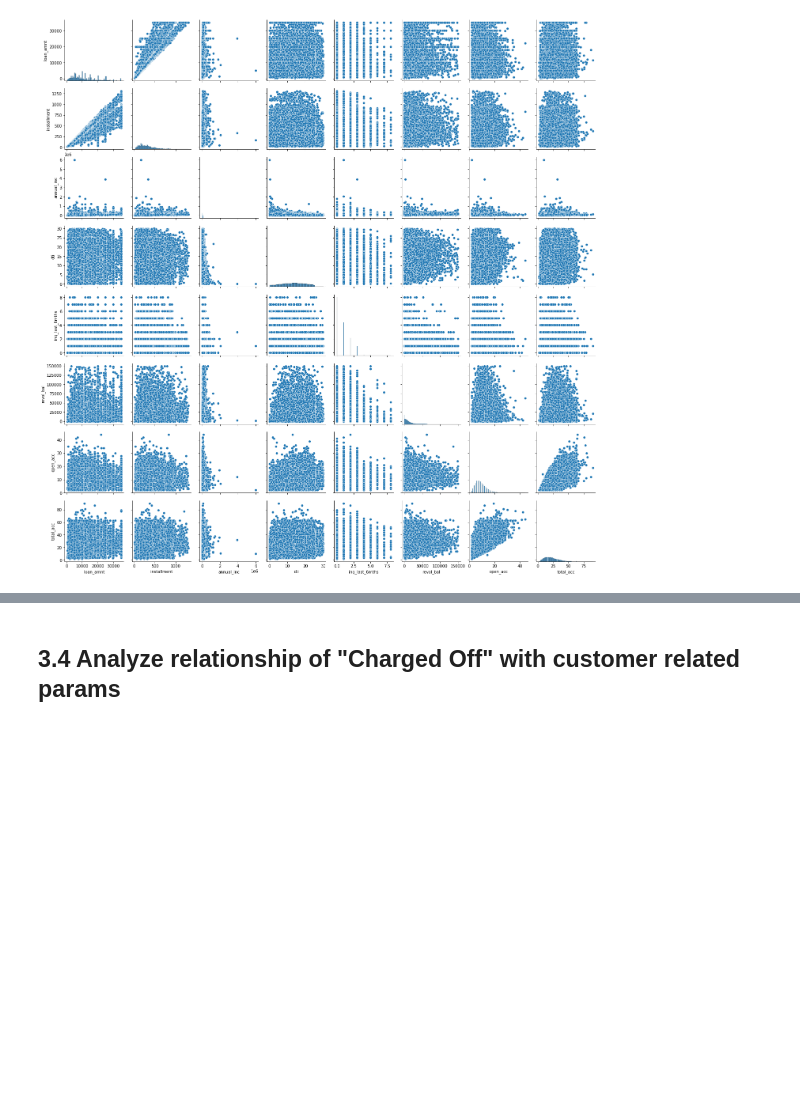
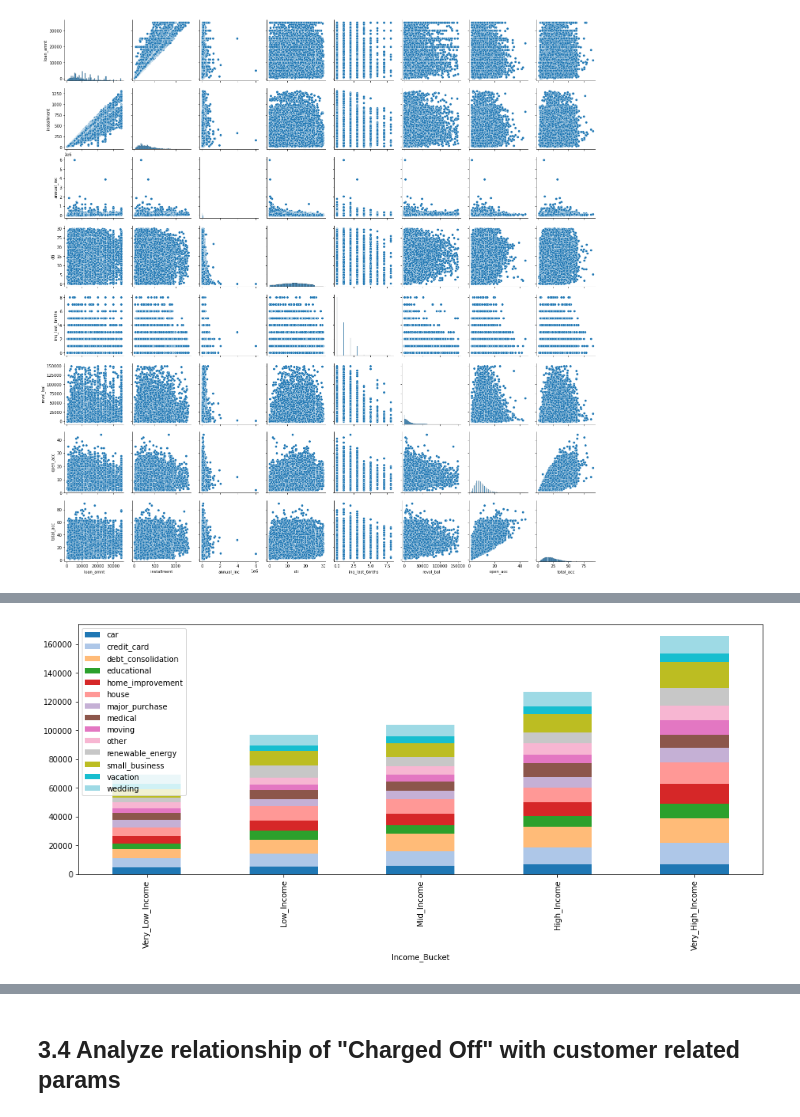
Before and after one commit to JamshedAhsan/fraud-detection, a Jupyter notebook: Case-Study-Lending-Loan-Club.ipynb, the cells around one changed output, grey strips where cells are left out. Cells and saved outputs as stored; diff of their text form; code cells hidden in the pictures; blank space fills up the shorter version.

```diff
--- a/Case-Study-Lending-Loan-Club.ipynb
+++ b/Case-Study-Lending-Loan-Club.ipynb
@@ -503,3 +505,13 @@ sns.heatmap(loan_status_vs_Income_Bucket)
+# %%
+#let's visualize relationship between purpose of loan vs income of people
+Income_Bucket_vs_loan_purpose = pd.pivot_table(data=loan_df3, index='Income_Bucket',
+                                              columns='purpose', values='loan_amnt', aggfunc=np.median)
+# %%
+Income_Bucket_vs_loan_purpose.plot(kind='bar', stacked=True, figsize=[16,6],colormap='tab20')
+plt.legend(loc='best')
+plt.show()
+# %% [output]
+[figure, added]
 # %%
 #let's visualize relationship between loan_status vs Revol_Bal_Bucket
 loan_status_vs_Revol_Bal_Bucket = pd.pivot_table(data=loan_df3, index='loan_status',
```
Also changed, not shown: parts of 36 cells of this notebook.
